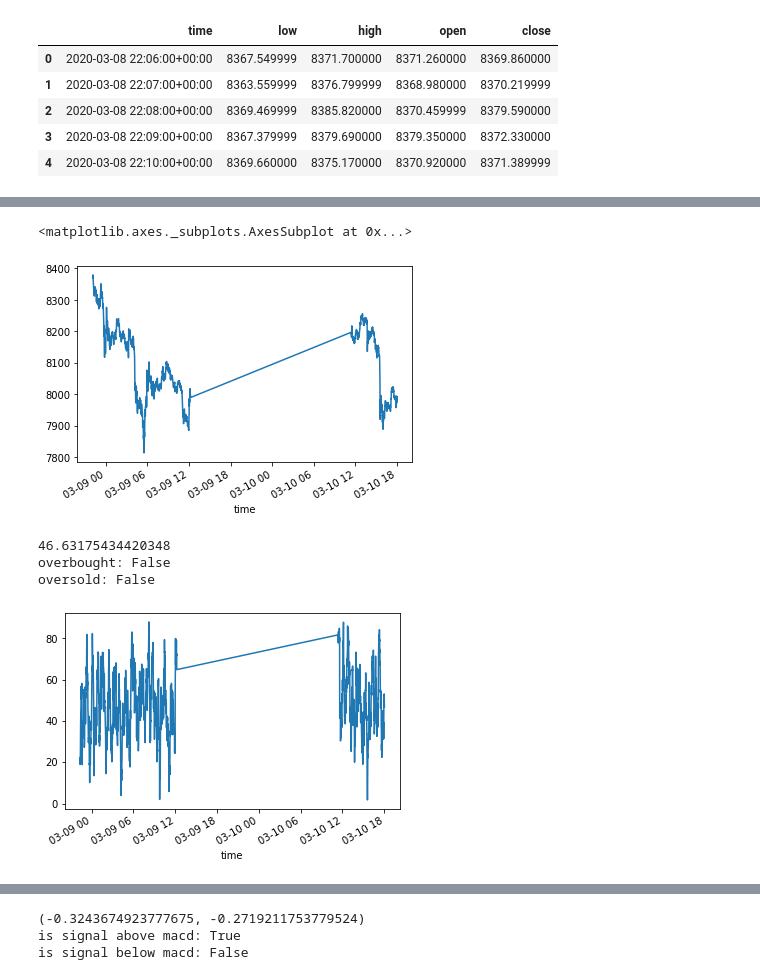
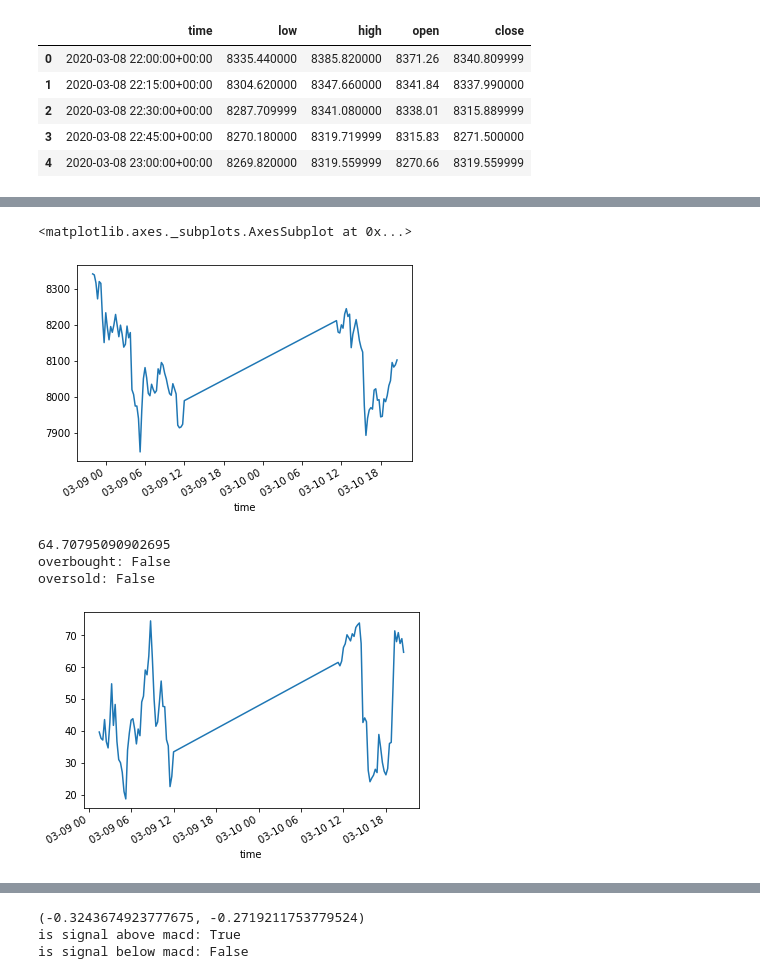
Before and after one commit to ducc/kwont, a Jupyter notebook: strategy_evaluator/strategy.ipynb, the cells around one changed output, grey strips where cells are left out. Drawn from its saved outputs; the diff is of its cells as text; code cells hidden in the pictures.

```diff
--- a/strategy_evaluator/strategy.ipynb
+++ b/strategy_evaluator/strategy.ipynb
@@ -13,8 +13,9 @@ stub = protos_pb2_grpc.DataServiceStub(channel)
 request = protos_pb2.GetPriceHistoryRequest()
 request.symbol.name = protos_pb2.Symbol.BITCOIN
 request.symbol.broker = protos_pb2.Broker.XTB_DEMO
+request.window_nanoseconds = 900000000000 # 15 minutes
 #request.window_nanoseconds = 300000000000 # 5 minutes
-request.window_nanoseconds = 60000000000 # 1 minute
+#request.window_nanoseconds = 60000000000 # 1 minute
 
 result = stub.GetPriceHistory(request)
 # %%
@@ -36,11 +37,11 @@ indexed = df.set_index('time')
 df.head()
 # %% [output]
 |  | time | low | high | open | close |
-| 0 | 2020-03-08 22:06:00+00:00 | 8367.549999 | 8371.700000 | 8371.260000 | 8369.860000 |
-| 1 | 2020-03-08 22:07:00+00:00 | 8363.559999 | 8376.799999 | 8368.980000 | 8370.219999 |
-| 2 | 2020-03-08 22:08:00+00:00 | 8369.469999 | 8385.820000 | 8370.459999 | 8379.590000 |
-| 3 | 2020-03-08 22:09:00+00:00 | 8367.379999 | 8379.690000 | 8379.350000 | 8372.330000 |
-| 4 | 2020-03-08 22:10:00+00:00 | 8369.660000 | 8375.170000 | 8370.920000 | 8371.389999 |
+| 0 | 2020-03-08 22:00:00+00:00 | 8335.440000 | 8385.820000 | 8371.26 | 8340.809999 |
+| 1 | 2020-03-08 22:15:00+00:00 | 8304.620000 | 8347.660000 | 8341.84 | 8337.990000 |
+| 2 | 2020-03-08 22:30:00+00:00 | 8287.709999 | 8341.080000 | 8338.01 | 8315.889999 |
+| 3 | 2020-03-08 22:45:00+00:00 | 8270.180000 | 8319.719999 | 8315.83 | 8271.500000 |
+| 4 | 2020-03-08 23:00:00+00:00 | 8269.820000 | 8319.559999 | 8270.66 | 8319.559999 |
 # %%
 fig = go.Figure(data=[go.Candlestick(x=df['time'],
                 open=df['open'],
@@ -55,13 +56,9 @@ close = indexed['close']
 close.plot()
 # %% [output]
 <matplotlib.axes._subplots.AxesSubplot at 0x...>
-[figure, old version]
+[figure, new version]
 # %%
 class RelativeStrengthIndex():
-    rsi = 0.0
-    overbought = 0.0
-    oversold = 0.0
-
     def __init__(self, values, windowPeriods, overbought, oversold):
         self.overbought = overbought
         self.oversold = oversold
@@ -77,34 +74,34 @@ class RelativeStrengthIndex():
         roll_down = down.abs().rolling(windowPeriods).mean()
 
         relative_strength = roll_up / roll_down
         self.rsi = 100.0 - (100.0 / (1.0 + relative_strength))
 
     def plot(self):
         self.rsi.plot()
 
     def current_value(self):
         return self.rsi.tail(1)[0]
 
     def is_overbought(self):
         return self.current_value() >= self.overbought
 
     def is_oversold(self):
         return self.current_value() >= self.overbought
 
 rsi = RelativeStrengthIndex(close, windowPeriods = 14, overbought = 70, oversold = 30)
 rsi.plot()
 
 current_value = rsi.current_value()
 print(current_value)
 
 overbought = rsi.is_overbought()
 oversold = rsi.is_oversold()
 print("overbought:", overbought)
 print("oversold:", oversold)
 # %% [output]
-46.63175434420348
+64.70795090902695
 overbought: False
 oversold: False
-[figure, old version]
+[figure, new version]
 # %%
 class BollingerBands():
```
Also changed, not shown: parts of 1 cell of this notebook, 14 other files.
